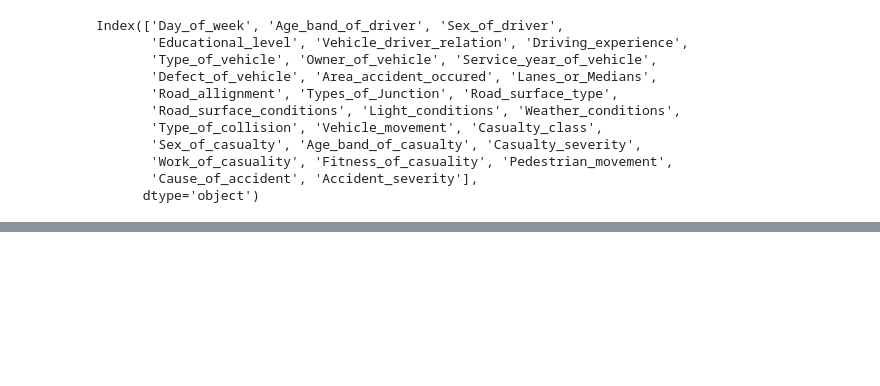
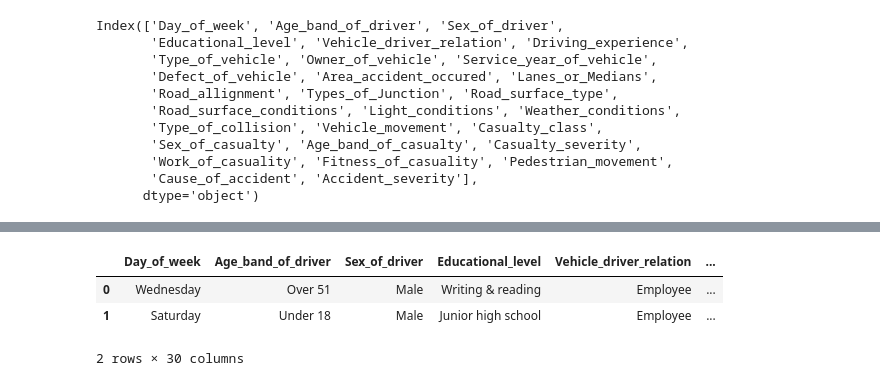
Before and after one commit to gbiamgaurav/road_accident_severity, a Jupyter notebook: notebook/experiment.ipynb, the cells around one changed output, grey strips where cells are left out. Saved outputs shown, nothing was run; the diff lists cells and outputs as text; code cells hidden in the pictures; blank space fills up the shorter version.

```diff
--- a/notebook/experiment.ipynb
+++ b/notebook/experiment.ipynb
@@ -74,0 +106,12 @@ preprocessor = ColumnTransformer(
+# %%
+target_column_name = "Accident_severity"
+# %%
+input_feature_train_df=train_df.drop(columns=[target_column_name],axis=1)
+target_feature_train_df=train_df[target_column_name]
+# %%
+input_feature_train_df.head(2)
+# %% [output]
+|  | Day_of_week | Age_band_of_driver | Sex_of_driver | Educational_level | Vehicle_driver_relation | ... |
+| 0 | Wednesday | Over 51 | Male | Writing & reading | Employee | ... |
+| 1 | Saturday | Under 18 | Male | Junior high school | Employee | ... |
+2 rows × 30 columns
```
Also changed, not shown: parts of 6 cells of this notebook, 5 other files.
